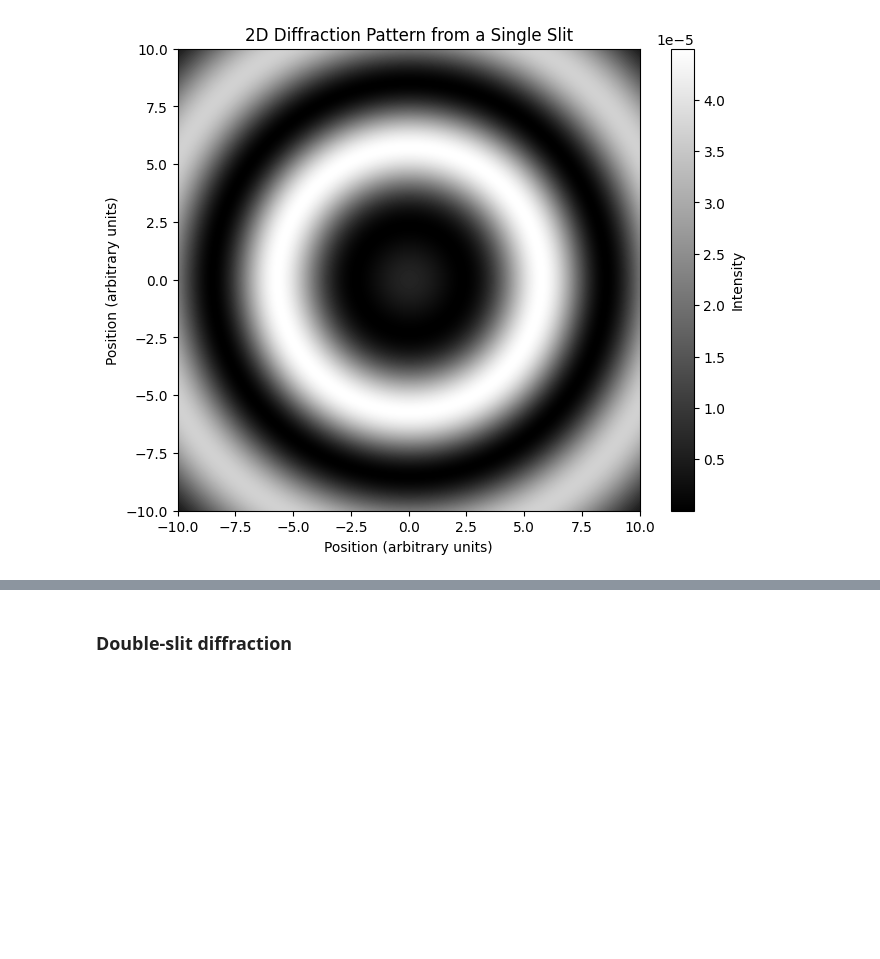
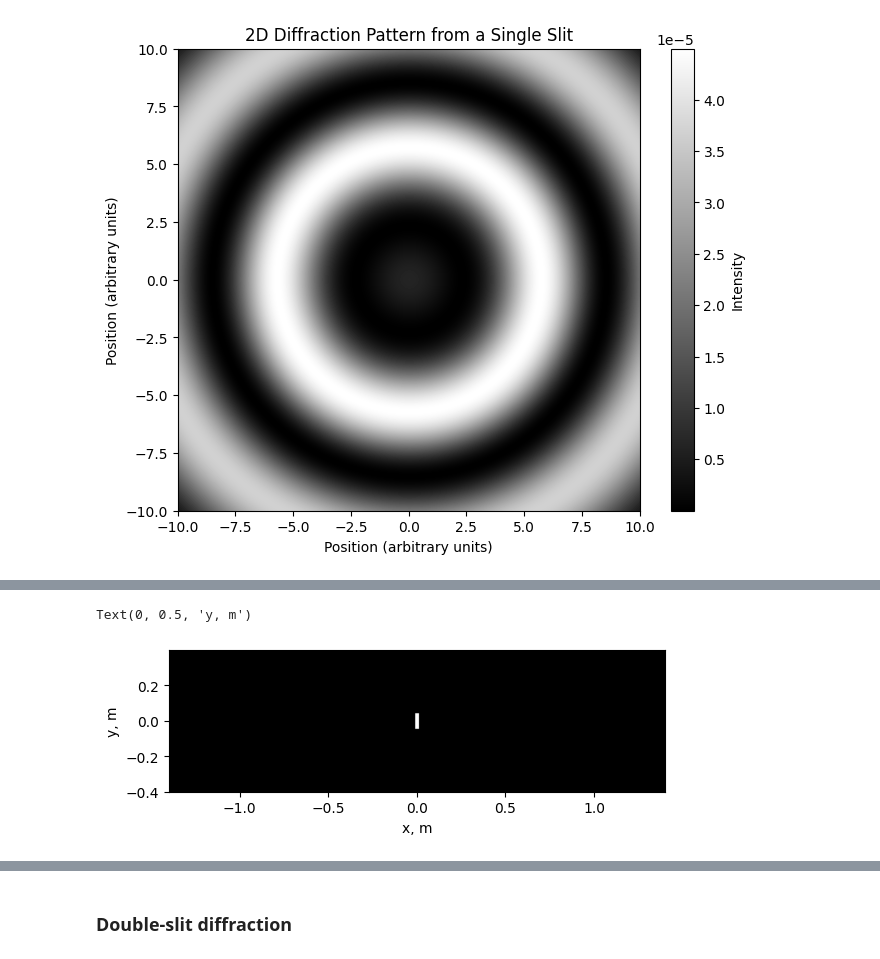
Before and after one commit to MariyaSV78/notebook_Diffraction, a Jupyter notebook: Diffraction.ipynb, the cells around one changed output, grey strips where cells are left out. Cells and saved outputs as stored; diff of their text form; code cells hidden in the pictures; blank space fills up the shorter version.

```diff
--- a/Diffraction.ipynb
+++ b/Diffraction.ipynb
@@ -247,0 +181,26 @@ plt.show()
+# %%
+mm = 1e-3
+cm = 1e-2
+
+#simulation input:
+
+Lx = 1.4
+Ly = 0.4
+Nx= 2500
+Ny= 1500
+
+sheet = Sheet(extent_x = 2*Lx , extent_y = 2*Ly, Nx= Nx, Ny= Ny)
+
+#slit separation
+# D = 128 * mm
+
+sheet.rectangular_slit(x0 = 0, y0 = 0, lx = 22 * mm , ly = 88 * mm)
+# sheet.rectangular_slit(x0 = -D/2, y0 = 0, lx = 22 * mm , ly = 88 * mm)
+# sheet.rectangular_slit(x0 = +D/2, y0 = 0, lx = 22 * mm , ly = 88 * mm)
+
+plt.imshow(sheet.E, cmap='grey', extent=[min(sheet.x), max(sheet.x), min(sheet.y), max(sheet.y)])
+plt.xlabel("x, m")
+plt.ylabel("y, m")
+# %% [output]
+Text(0, 0.5, 'y, m')
+[figure, added]
```
Also changed, not shown: parts of 8 cells of this notebook.
